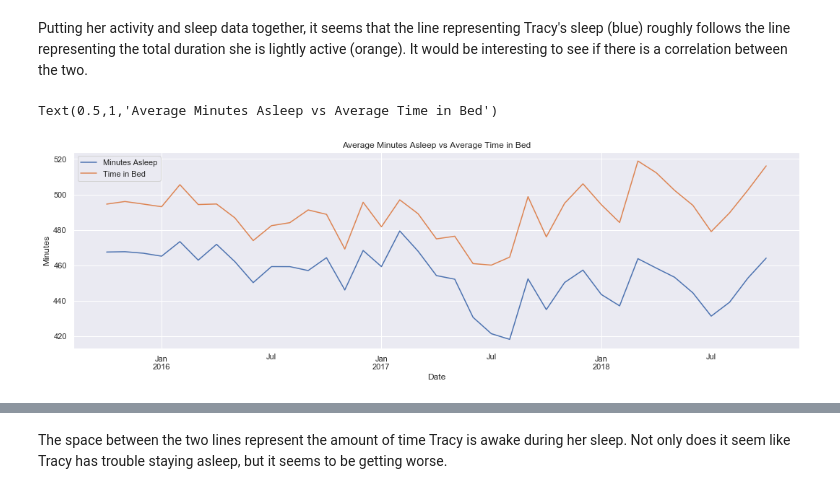
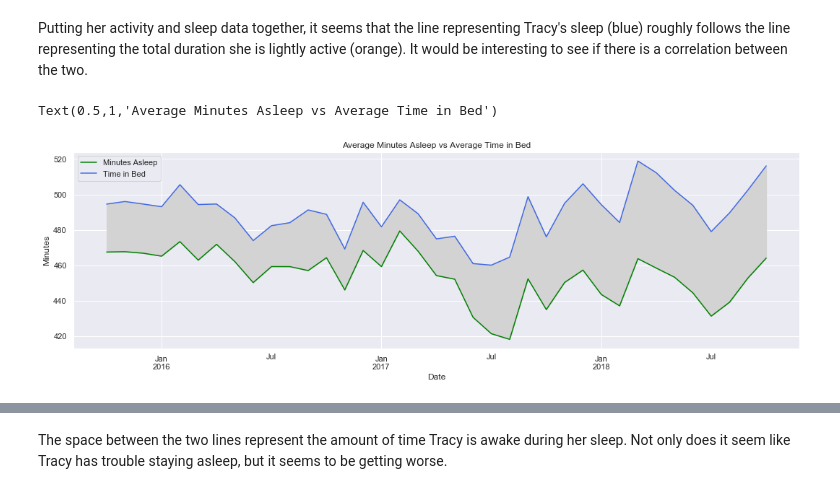
Before and after one commit to wu72/Springboard, a Jupyter notebook: CapstoneProject1/FitbitCapstone1.ipynb, the cells around one changed output, grey strips where cells are left out. Saved outputs shown, nothing was run; the diff lists cells and outputs as text; code cells hidden in the pictures.

```diff
--- a/CapstoneProject1/FitbitCapstone1.ipynb
+++ b/CapstoneProject1/FitbitCapstone1.ipynb
@@ -394,9 +407,14 @@ plt.show()
 # %% [markdown]
 Putting her activity and sleep data together, it seems that the line representing Tracy's sleep (blue) roughly follows the line representing the total duration she is lightly active (orange). It would be interesting to see if there is a correlation between the two.
 # %%
-daily_sleep.resample('M').mean().plot(y=['Minutes Asleep', 'Time in Bed'], figsize=(18,5))
+daily_sleep.resample('M').mean().plot(y=['Minutes Asleep', 'Time in Bed'], figsize=(18,5), \
+                                      color=['green', 'royalblue'])
+
+plt.fill_between(x = daily_sleep.resample('M').mean().index, y1 = daily_sleep.resample('M').mean()['Minutes Asleep'], \
+                 y2 = daily_sleep.resample('M').mean()['Time in Bed'], color = 'lightgray')
+
 plt.ylabel('Minutes')
 plt.title('Average Minutes Asleep vs Average Time in Bed')
 # %% [output]
 Text(0.5,1,'Average Minutes Asleep vs Average Time in Bed')
-[figure, old version]
+[figure, new version]
```
Also changed, not shown: parts of 31 cells of this notebook.
